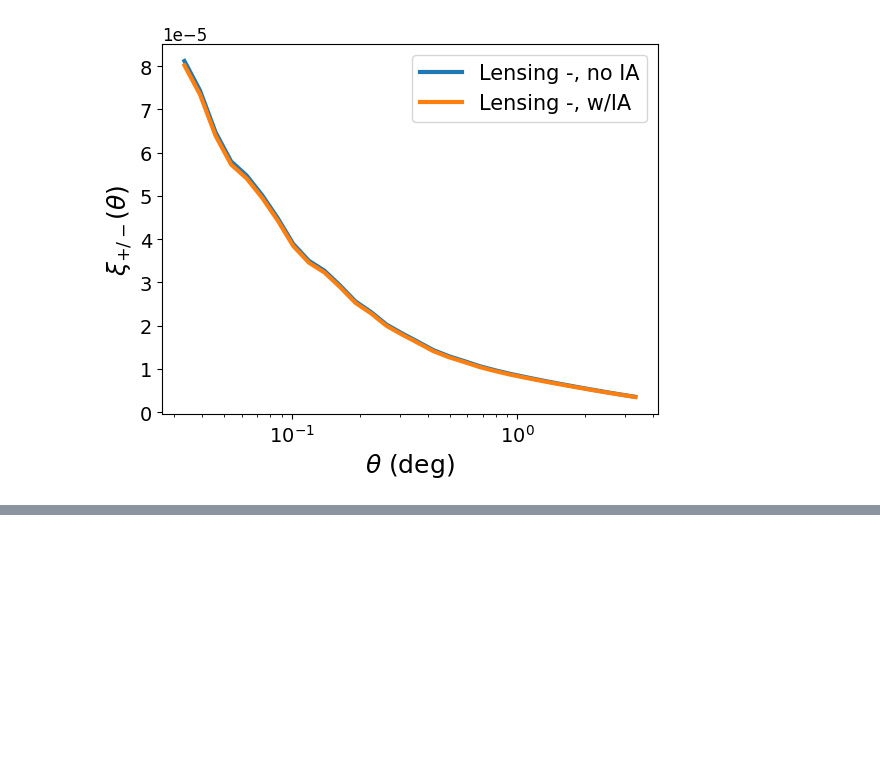
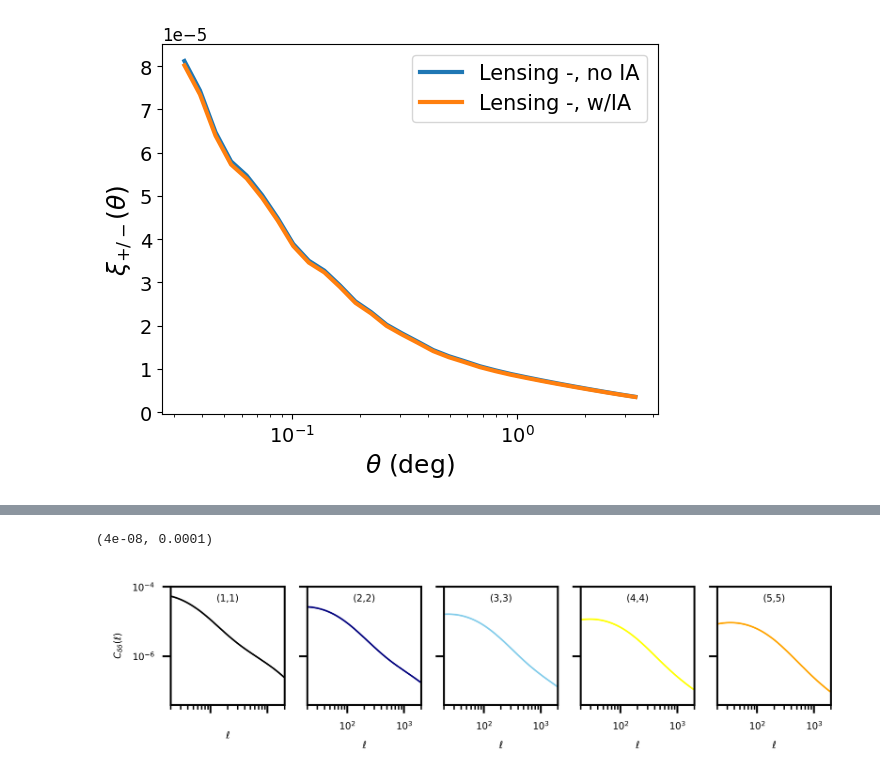
Before and after one commit to sepehrX12/Intrinsic-Alignment-Project, a Jupyter notebook: CCL_LSST.ipynb, the cells around one changed output, grey strips where cells are left out. Cells and saved outputs as stored; diff of their text form; code cells hidden in the pictures; blank space fills up the shorter version.

```diff
--- a/CCL_LSST.ipynb
+++ b/CCL_LSST.ipynb
@@ -613,0 +1025,79 @@ plt.show()
+# %%
+# C_gg
+lw = 0.7
+fs = 4
+x = .5
+y= .9
+
+plt.figure(figsize=(5,0.9), dpi=700)
+
+# C_gg_11
+plt.subplot(1,5,1)
+plt.text(x, y, '(1,1)', ha='center', va='center', transform=plt.gca().transAxes, fontsize=fs)
+plt.plot(ell, C_ell_dict['NN']['11'] , linewidth = lw, color='black')
+plt.xscale('log')
+plt.yscale('log')
+plt.ylabel(r'$C_{\delta\delta} (\ell)$', fontsize=fs)
+plt.xlabel(r'$\ell$', fontsize=fs)
+plt.xticks(fontsize=fs)
+plt.yticks(fontsize=fs)
+plt.gca().set_xticklabels([])
+plt.xlim(2.e1,2.e3)
+plt.ylim(4.e-8,1.e-4)
+
+# C_gg_22
+plt.subplot(1,5,2)
+plt.text(x, y, '(2,2)', ha='center', va='center', transform=plt.gca().transAxes, fontsize=fs)
+plt.plot(ell, C_ell_dict['NN']['22'] , linewidth = lw, color='navy')
+plt.xscale('log')
+plt.yscale('log')
+plt.xticks(fontsize=fs)
+plt.yticks(fontsize=fs)
+plt.xlabel(r'$\ell$', fontsize=fs)
+plt.gca().set_yticklabels([])
+plt.xlim(2.e1,2.e3)
+plt.ylim(4.e-8,1.e-4)
+
+# C_gy_33
+plt.subplot(1,5,3)
+plt.text(x, y, '(3,3)', ha='center', va='center', transform=plt.gca().transAxes, fontsize=fs)
+plt.plot(ell, C_ell_dict['NN']['33'] , linewidth = lw, color='skyblue')
+plt.xscale('log')
+plt.yscale('log')
+plt.xticks(fontsize=fs)
+plt.yticks(fontsize=fs)
+plt.xlabel(r'$\ell$', fontsize=fs)
+plt.gca().set_yticklabels([])
+plt.xlim(2.e1,2.e3)
+plt.ylim(4.e-8,1.e-4)
+
+# C_gy_44
+plt.subplot(1,5,4)
+plt.text(x, y, '(4,4)', ha='center', va='center', transform=plt.gca().transAxes, fontsize=fs)
+plt.plot(ell, C_ell_dict['NN']['44'] , linewidth = lw, color='yellow')
+plt.xscale('log')
+plt.yscale('log')
+plt.xticks(fontsize=fs)
+plt.yticks(fontsize=fs)
+plt.xlabel(r'$\ell$', fontsize=fs)
+plt.gca().set_yticklabels([])
+plt.xlim(2.e1,2.e3)
+plt.ylim(4.e-8,1.e-4)
+
+# C_gy_55
+plt.subplot(1,5,5)
+plt.text(x, y, '(5,5)', ha='center', va='center', transform=plt.gca().transAxes, fontsize=fs)
+plt.plot(ell, C_ell_dict['NN']['55'] , linewidth = lw, color='orange')
+plt.xscale('log')
+plt.yscale('log')
+plt.xticks(fontsize=fs)
+plt.yticks(fontsize=fs)
+plt.xlabel(r'$\ell$', fontsize=fs)
+plt.gca().set_yticklabels([])
+plt.xlim(2.e1,2.e3)
+plt.ylim(4.e-8,1.e-4)
+
+plt.show()
+# %% [output]
+(4e-08, 0.0001)
+[figure, added]
```
Also changed, not shown: parts of 9 cells of this notebook.
